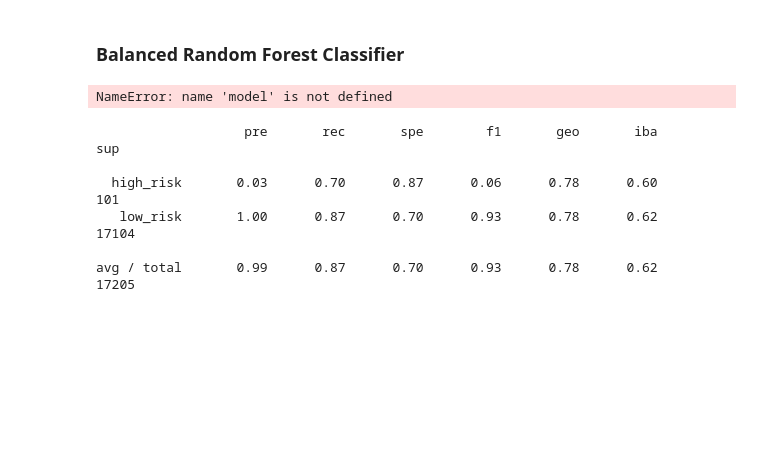
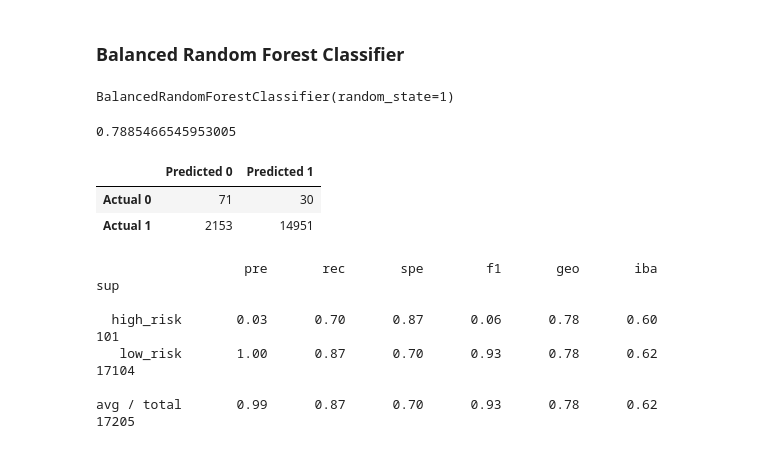
Before and after one commit to NishatSultana3538/Credit_Risk_Analysis, a Jupyter notebook: credit_risk_ensemble.ipynb, the cells around one changed output. Drawn from its saved outputs; the diff is of its cells as text; code cells hidden in the pictures; blank space fills up the shorter version.

```diff
--- a/credit_risk_ensemble.ipynb
+++ b/credit_risk_ensemble.ipynb
@@ -89,9 +89,14 @@ df.head()
 # Create our target
 #y = # YOUR CODE HERE
 
-X = pd.get_dummies(df, columns=['home_ownership', 'verification_status', 'issue_d', 'pymnt_plan',
-                'initial_list_status', 'next_pymnt_d', 'application_type', 'hardship_flag',
-                'debt_settlement_flag']).drop('loan_status', axis=1)
+# Create our features
+X = df.drop("loan_status", axis=1)
+X = pd.get_dummies(X)
+
+
+#X = pd.get_dummies(df, columns=['home_ownership', 'verification_status', 'issue_d', 'pymnt_plan',
+               # 'initial_list_status', 'next_pymnt_d', 'application_type', 'hardship_flag',
+                #'debt_settlement_flag']).drop('loan_status', axis=1)
 
 # Create our target
 y = df['loan_status']
@@ -140,37 +145,47 @@ Note: Use a random state of 1 for each algorithm to ensure consistency between t
 # Resample the training data with the BalancedRandomForestClassifier
 # YOUR CODE HERE
 # Initial imports.
+from imblearn.ensemble import BalancedRandomForestClassifier
+rf_model = BalancedRandomForestClassifier(n_estimators=100, random_state=1)
+rf_model.fit(X_train, y_train)
+#print(Counter(y_train))
+#['loan_status']
 
-from sklearn.ensemble import RandomForestClassifier
-from sklearn.metrics import confusion_matrix, accuracy_score, classification_report
+#from sklearn.ensemble import RandomForestClassifier
 
 # Create a random forest classifier.
-rf_model = RandomForestClassifier(n_estimators=128, random_state=1)
+#rf_model = BalancedRandomForestClassifier(n_estimators=100, random_state=1)
 # Fitting the model
-rf_model = rf_model.fit(X_train_scaled, y_train)
+#rf_model = rf_model.fit(X_train_scaled, y_train)
 
 # Making predictions using the testing data.
-predictions = rf_model.predict(X_test_scaled)
+#predictions = rf_model.predict(X_test_scaled)
+# %% [output]
+BalancedRandomForestClassifier(random_state=1)
 # %%
 # Calculated the balanced accuracy score
 from sklearn.metrics import balanced_accuracy_score
-y_pred = model.predict(X_test)
+y_pred = rf_model.predict(X_test)
 balanced_accuracy_score(y_test, y_pred)
 # YOUR CODE HERE
 # %% [output]
-NameError: name 'model' is not defined
+0.7885466545953005
 # %%
 # Display the confusion matrix
 # YOUR CODE HERE
 # Calculating the confusion matrix.
 from sklearn.metrics import confusion_matrix
-cm = confusion_matrix(y_test, predictions)
+cm = confusion_matrix(y_test, y_pred)
 
 # Create a DataFrame from the confusion matrix.
 cm_df = pd.DataFrame(
     cm, index=["Actual 0", "Actual 1"], columns=["Predicted 0", "Predicted 1"])
 
 cm_df
+# %% [output]
+|  | Predicted 0 | Predicted 1 |
+| Actual 0 | 71 | 30 |
+| Actual 1 | 2153 | 14951 |
 # %%
 # Print the imbalanced classification report
 # YOUR CODE HERE
```
Also changed, not shown: parts of 1 cell of this notebook.
